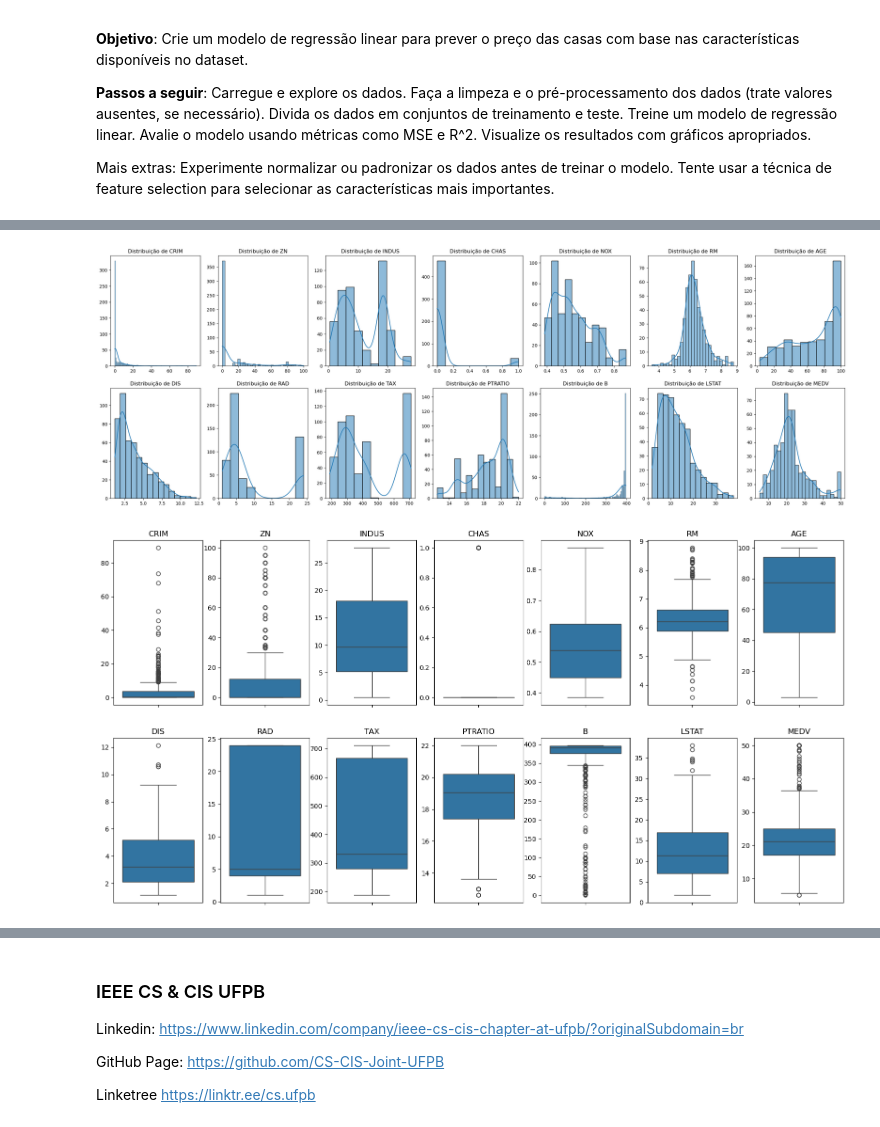
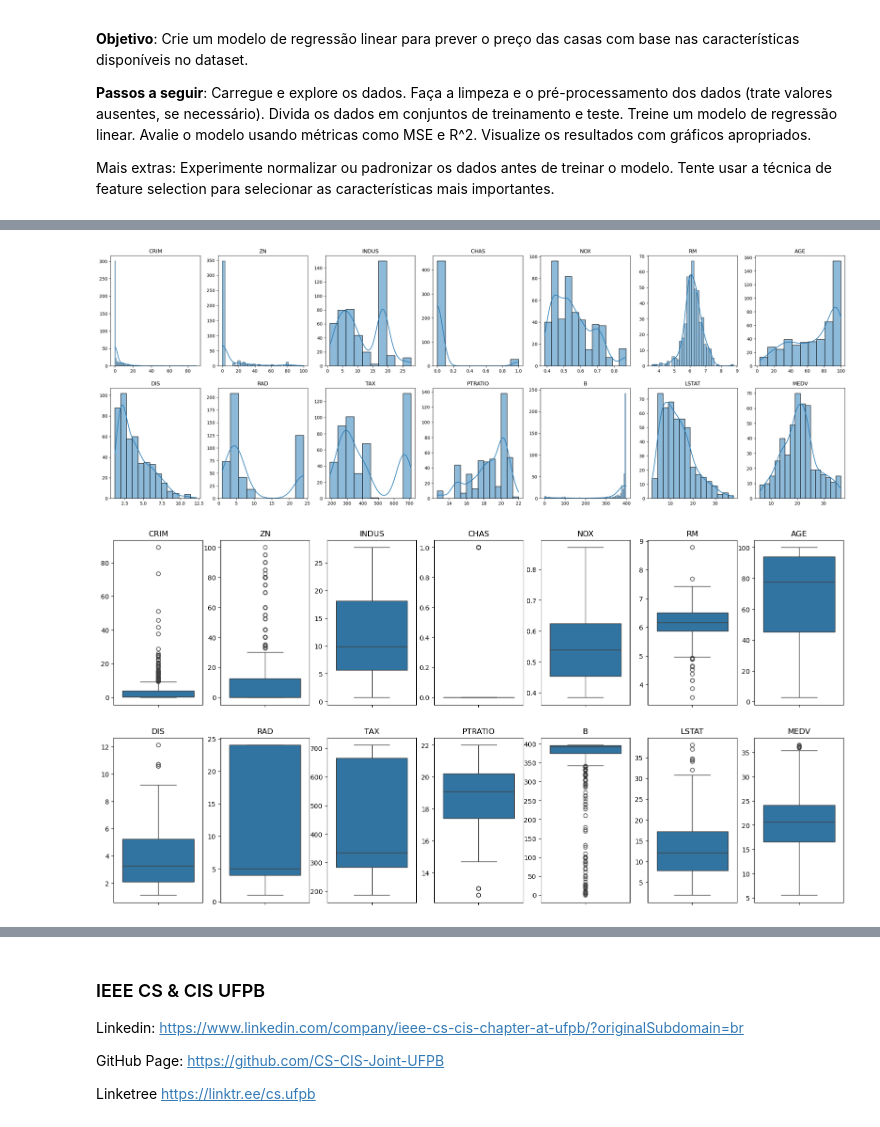
Before and after one commit to thiagoneye/ieee-ai_academy, a Jupyter notebook: first_notebook.ipynb, the cells around one changed output, grey strips where cells are left out. Saved outputs shown, nothing was run; the diff lists cells and outputs as text; code cells hidden in the pictures.

```diff
--- a/first_notebook.ipynb
+++ b/first_notebook.ipynb
@@ -991,6 +995,25 @@ df = pd.read_csv("boston-housing-dataset.csv")
 
 # Dataframe Transformation
 df = df.loc[:, ~df.columns.str.contains("Unnamed")]
+# %%
+# Remove Outliers
+
+def outlier_indices(values: np.array) -> list:
+    """
+    Finds the outlier indices based on the Tukey Method (Interquartile Range).
+    """
+    q1 = np.percentile(values, 25)
+    q3 = np.percentile(values, 75)
+    iiq = q3 - q1
+
+    ll = q1 - 1.5*iiq
+    ul = q3 + 1.5*iiq
+
+    return np.logical_and(values > ll, values < ul)
+
+ind = outlier_indices(df.MEDV.values)
+
+df = df.loc[ind]
 # %%
 # Display Informations
 print("Dataframe info:")
@@ -1069,17 +1092,15 @@ Dataframe head:
 # %%
 # Plot of Boxplots
 fig, axes = plt.subplots(ncols=7, nrows=2, figsize=(30, 10))
-axes = (
-    axes.flatten()
-)  # Achata a matriz de eixos para facilitar a indexação com um único índice
+axes = axes.flatten()  # Achata a matriz de eixos para facilitar a indexação com um único índice
 
 for idx, col in enumerate(df.columns):
     sns.histplot(data=df, x=col, kde=True, ax=axes[idx])
-    axes[idx].set_title(f"Distribuição de {col}")  # Adiciona um título ao subplot
+    axes[idx].set_title(f"{col}")
     axes[idx].set_xlabel("")
     axes[idx].set_ylabel("")
 # %% [output]
-[figure, old version]
+[figure, new version]
 # %%
 # Plot of Boxplots
 fig, axes = plt.subplots(ncols=7, nrows=2, figsize=(20, 10))
@@ -1090,7 +1111,7 @@ for idx, col in enumerate(df.columns):
     axes[idx].set_title(col)
     axes[idx].set_ylabel("")
 # %% [output]
-[figure, old version]
+[figure, new version]
 # %%
 # Plot of Correlations
 corr_matrix = df.corr()
```
Also changed, not shown: parts of 15 cells of this notebook.
